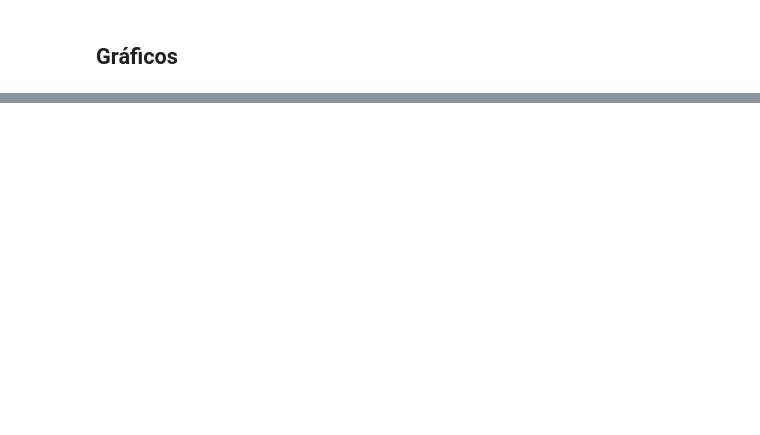
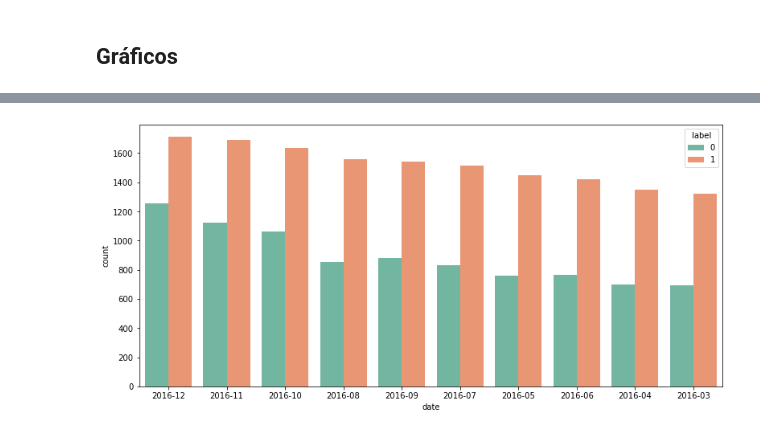
Before and after one commit to juliomaced0/Mentoria_Python_IA, a Jupyter notebook: Trabalho_Final/Trabalho Final.ipynb, the cells around one changed output, grey strips where cells are left out. Saved outputs shown, nothing was run; the diff lists cells and outputs as text; code cells hidden in the pictures; blank space fills up the shorter version.

```diff
--- a/Trabalho_Final/Trabalho Final.ipynb
+++ b/Trabalho_Final/Trabalho Final.ipynb
@@ -148,0 +241,22 @@ y.shape
+# %%
+q = df[um]
+day = q.date.explode().to_frame().reset_index(drop=True)
+dfd = pd.DataFrame (day, columns = ['date'])
+dfcd = dfd.groupby('date').date.count() \
+                               .reset_index(name='count') \
+                               .sort_values(['count'], ascending=False) \
+                               .head(10).reset_index(drop=True)
+q2 = df[zero]
+day2 = q2.date.explode().to_frame().reset_index(drop=True)
+dfd2 = pd.DataFrame (day2, columns = ['date'])
+dfcd2 = dfd2.groupby('date').date.count() \
+                               .reset_index(name='count') \
+                               .sort_values(['count'], ascending=False) \
+                               .head(10).reset_index(drop=True)
+dfcd['label'] = 1
+dfcd2['label'] = 0
+dfcd3 = pd.concat([dfcd, dfcd2], axis=0)
+ax = sns.barplot(x="date", y="count", hue="label", palette="Set2", data=dfcd3)
+plt.gcf().set_size_inches(13, 6)
+# %% [output]
+[figure, added]
```
Also changed, not shown: parts of 50 cells of this notebook.
